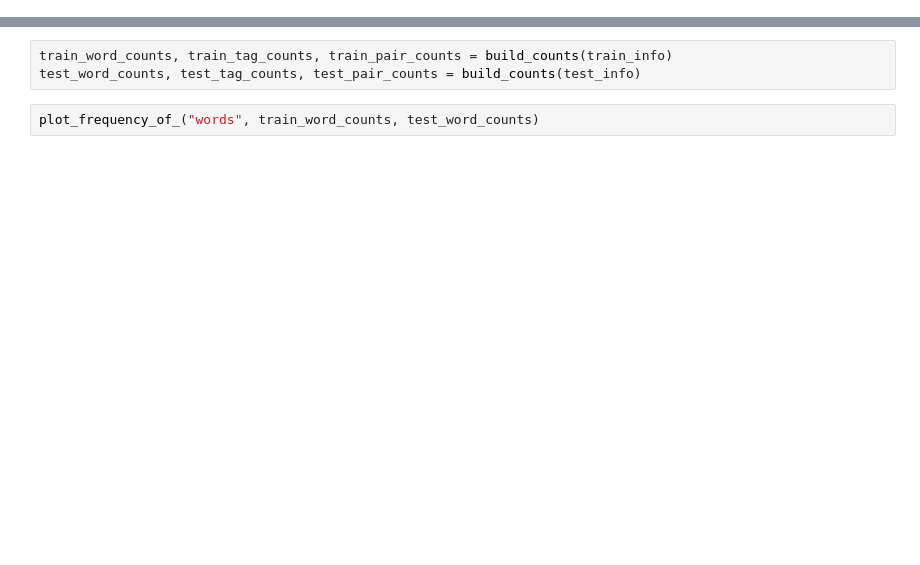
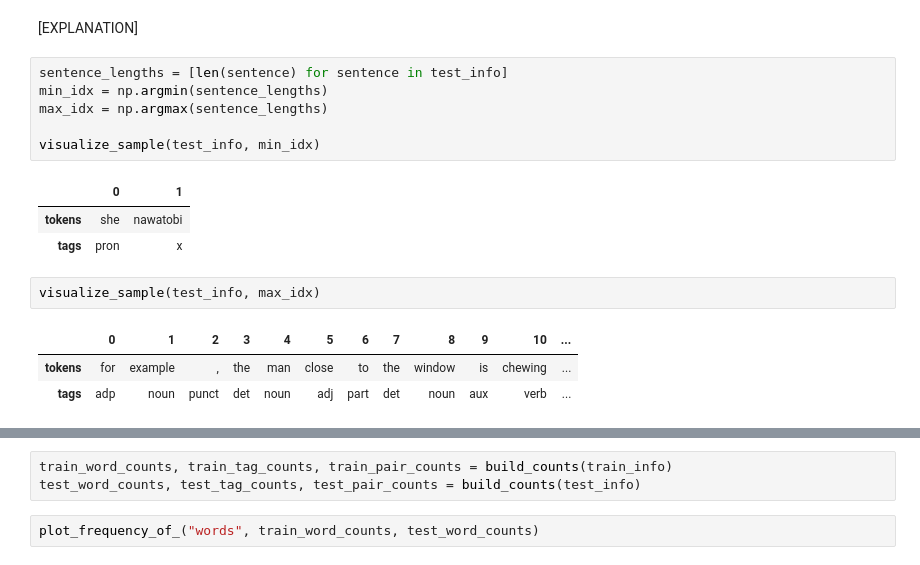
Before and after one commit to ramcarreno/pos-tagger, a Jupyter notebook: analyses/eda_english_data.ipynb, the cells around one changed output, grey strips where cells are left out. Drawn from its saved outputs; the diff is of its cells as text; blank space fills up the shorter version.

```diff
--- a/analyses/eda_english_data.ipynb
+++ b/analyses/eda_english_data.ipynb
@@ -43,0 +87,18 @@ Percentile 75, lenght: 12.0
+# %% [markdown]
+[EXPLANATION]
+# %%
+sentence_lengths = [len(sentence) for sentence in test_info]
+min_idx = np.argmin(sentence_lengths)
+max_idx = np.argmax(sentence_lengths)
+
+visualize_sample(test_info, min_idx)
+# %% [output]
+|  | 0 | 1 |
+| tokens | she | nawatobi |
+| tags | pron | x |
+# %%
+visualize_sample(test_info, max_idx)
+# %% [output]
+|  | 0 | 1 | 2 | 3 | 4 | 5 | 6 | 7 | 8 | 9 | 10 | ... |
+| tokens | for | example | , | the | man | close | to | the | window | is | chewing | ... |
+| tags | adp | noun | punct | det | noun | adj | part | det | noun | aux | verb | ... |
```
Also changed, not shown: parts of 41 cells of this notebook, 2 other files.
